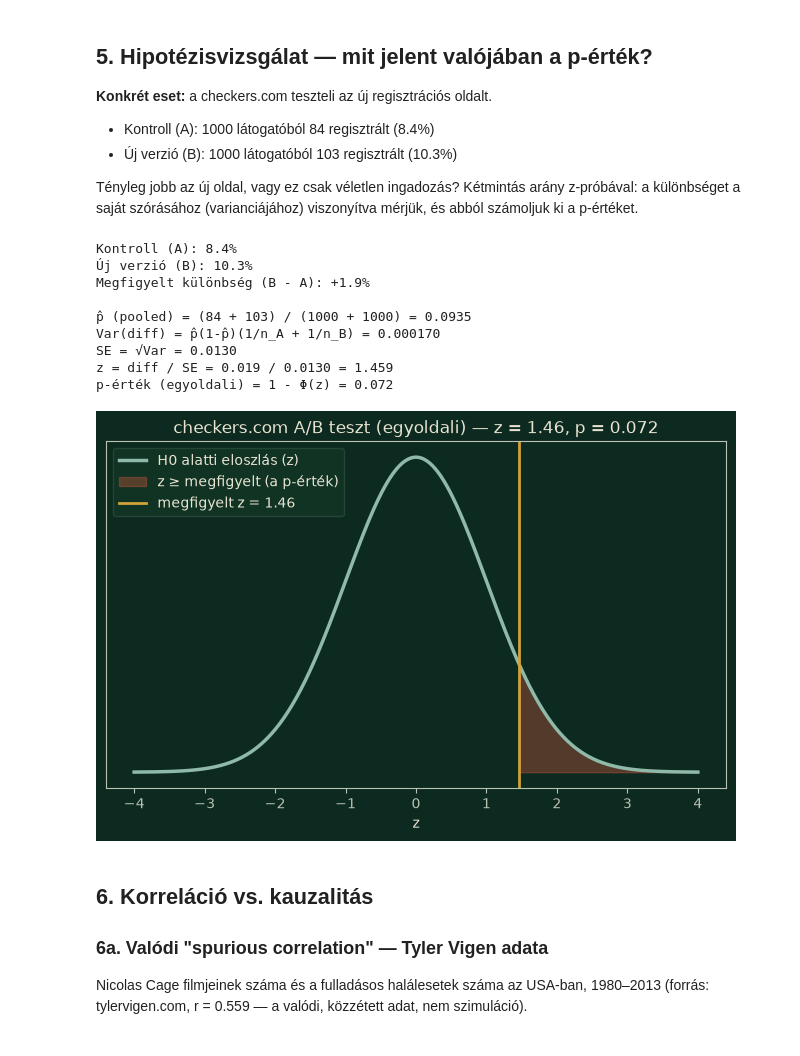
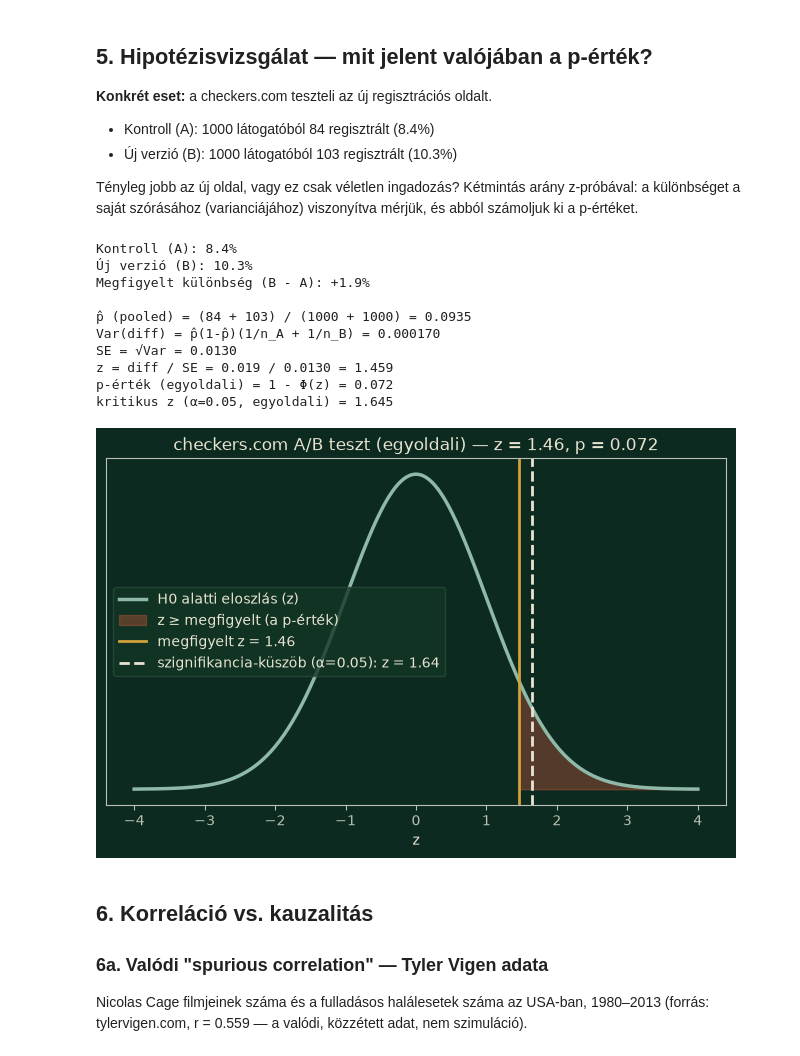
Before and after one commit to karpatika92/nasz_data_science_course, a Jupyter notebook: lessons/01-statisztikai-alapok/demo.ipynb, the cells around one changed output. Drawn from its saved outputs; the diff is of its cells as text; code cells hidden in the pictures.

```diff
--- a/lessons/01-statisztikai-alapok/demo.ipynb
+++ b/lessons/01-statisztikai-alapok/demo.ipynb
@@ -183,34 +183,41 @@ z_score = observed_diff / se
 # irányban extrémebb eredmények számítanak a p-értékbe
 p_value = 1 - norm.cdf(z_score)
 
+# az egyoldali, 5%-os szignifikanciaszinthez tartozó kritikus z-érték
+alpha = 0.05
+z_critical = norm.ppf(1 - alpha)
+
 print(f"\np̂ (pooled) = ({conversions_a} + {conversions_b}) / ({n_a} + {n_b}) = {p_pool:.4f}")
 print(f"Var(diff) = p̂(1-p̂)(1/n_A + 1/n_B) = {variance:.6f}")
 print(f"SE = √Var = {se:.4f}")
 print(f"z = diff / SE = {observed_diff:.3f} / {se:.4f} = {z_score:.3f}")
 print(f"p-érték (egyoldali) = 1 - Φ(z) = {p_value:.3f}")
+print(f"kritikus z (α={alpha}, egyoldali) = {z_critical:.3f}")
 
 x = np.linspace(-4, 4, 400)
 fig, ax = plt.subplots(figsize=(8, 4.5))
 ax.plot(x, norm.pdf(x), color="#8fb9a8", linewidth=2.5, label="H0 alatti eloszlás (z)")
 ax.fill_between(x, norm.pdf(x), where=(x >= z_score), color="#c1543a", alpha=0.4, label="z ≥ megfigyelt (a p-érték)")
 ax.axvline(z_score, color="#d1a13a", linewidth=2, label=f"megfigyelt z = {z_score:.2f}")
+ax.axvline(z_critical, color="#e9e4d2", linewidth=2, linestyle="--", label=f"szignifikancia-küszöb (α=0.05): z = {z_critical:.2f}")
 ax.set_yticks([])
 ax.set_xlabel("z")
 ax.set_title(f"checkers.com A/B teszt (egyoldali) — z = {z_score:.2f}, p = {p_value:.3f}")
 ax.legend()
 plt.savefig("assets/checkers_ab_test.png", dpi=150, bbox_inches="tight")
 plt.show()
 # %% [output]
 Kontroll (A): 8.4%
 Új verzió (B): 10.3%
 Megfigyelt különbség (B - A): +1.9%
 
 p̂ (pooled) = (84 + 103) / (1000 + 1000) = 0.0935
 Var(diff) = p̂(1-p̂)(1/n_A + 1/n_B) = 0.000170
 SE = √Var = 0.0130
 z = diff / SE = 0.019 / 0.0130 = 1.459
 p-érték (egyoldali) = 1 - Φ(z) = 0.072
+kritikus z (α=0.05, egyoldali) = 1.645
-[figure, old version]
+[figure, new version]
 # %% [markdown]
 ## 6. Korreláció vs. kauzalitás
 
```
Also changed, not shown: 9 other files.
